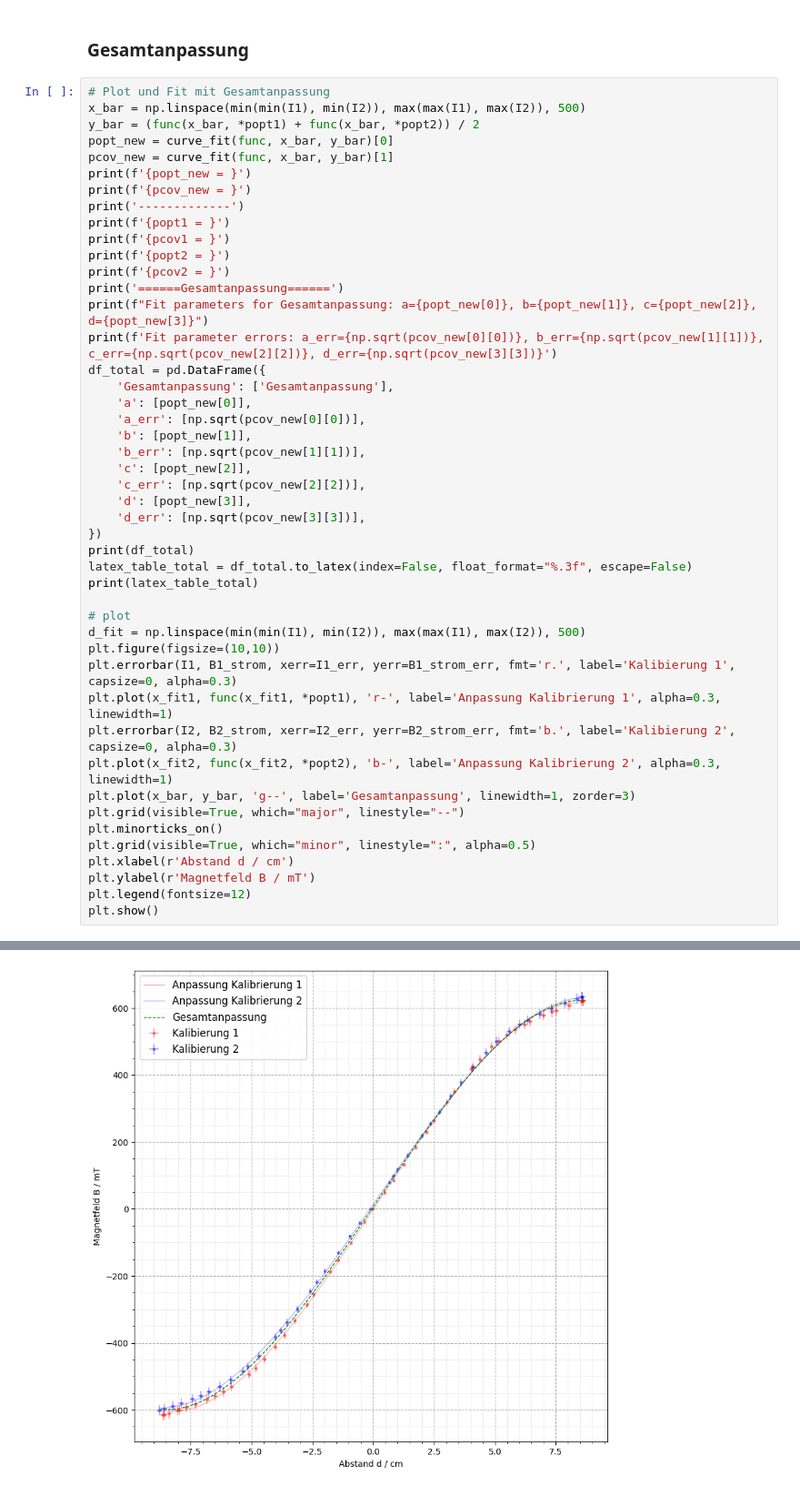
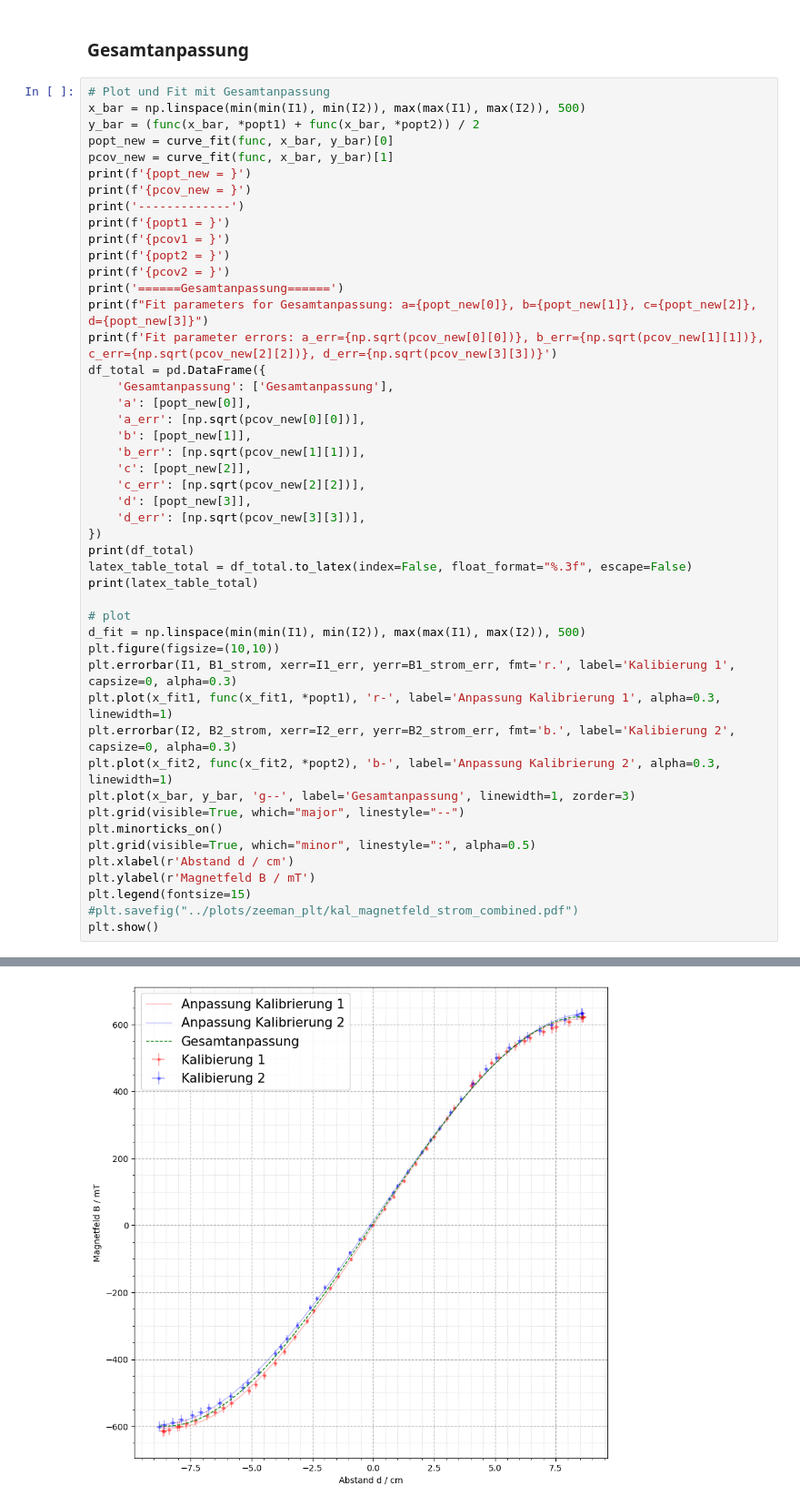
Before and after one commit to itzhaQQ/P4_WS2526, a Jupyter notebook: 401_ElektronischeUebergaengeAnAtomen/src/kali.ipynb, the cells around one changed output, grey strips where cells are left out. Shown at 91% size. Drawn from its saved outputs; the diff is of its cells as text.

```diff
--- a/401_ElektronischeUebergaengeAnAtomen/src/kali.ipynb
+++ b/401_ElektronischeUebergaengeAnAtomen/src/kali.ipynb
@@ -299,32 +435,33 @@ d_fit = np.linspace(min(min(I1), min(I2)), max(max(I1), max(I2)), 500)
 plt.figure(figsize=(10,10))
 plt.errorbar(I1, B1_strom, xerr=I1_err, yerr=B1_strom_err, fmt='r.', label='Kalibierung 1', capsize=0, alpha=0.3)
 plt.plot(x_fit1, func(x_fit1, *popt1), 'r-', label='Anpassung Kalibrierung 1', alpha=0.3, linewidth=1)
 plt.errorbar(I2, B2_strom, xerr=I2_err, yerr=B2_strom_err, fmt='b.', label='Kalibierung 2', capsize=0, alpha=0.3)
 plt.plot(x_fit2, func(x_fit2, *popt2), 'b-', label='Anpassung Kalibrierung 2', alpha=0.3, linewidth=1)
 plt.plot(x_bar, y_bar, 'g--', label='Gesamtanpassung', linewidth=1, zorder=3)
 plt.grid(visible=True, which="major", linestyle="--")
 plt.minorticks_on()
 plt.grid(visible=True, which="minor", linestyle=":", alpha=0.5)
 plt.xlabel(r'Abstand d / cm')
 plt.ylabel(r'Magnetfeld B / mT')
-plt.legend(fontsize=12)
+plt.legend(fontsize=15)
+#plt.savefig("../plots/zeeman_plt/kal_magnetfeld_strom_combined.pdf")
 plt.show()
 # %% [output]
 popt_new = array([-4.85763571e-01,  7.97441817e-02,  1.06989627e+02,  6.13623306e+00])
 pcov_new = array([[ 9.07627021e-34,  2.31445275e-34, -4.14118675e-32,
         -3.52113313e-33],
        [ 2.31445275e-34,  1.78149162e-32, -7.54154088e-33,
         -4.51063467e-31],
        [-4.14118675e-32, -7.54154088e-33,  2.25022368e-30,
          1.14748549e-31],
        [-3.52113313e-33, -4.51063467e-31,  1.14748549e-31,
          2.05648647e-29]])
 -------------
 popt1 = array([-5.16658939e-01,  9.27985160e-02,  1.09119535e+02, -1.54858003e+00])
 pcov1 = array([[ 2.28617404e-04,  2.37463113e-05, -1.02402752e-02,
 ... (27 lines left out)
 \midrule
 Gesamtanpassung & -0.486 & 0.000 & 0.080 & 0.000 & 106.990 & 0.000 & 6.136 & 0.000 \\
 \bottomrule
 \end{tabular}
-[figure, old version]
+[figure, new version]
```
Also changed, not shown: parts of 4 cells of this notebook, 30 other files.
